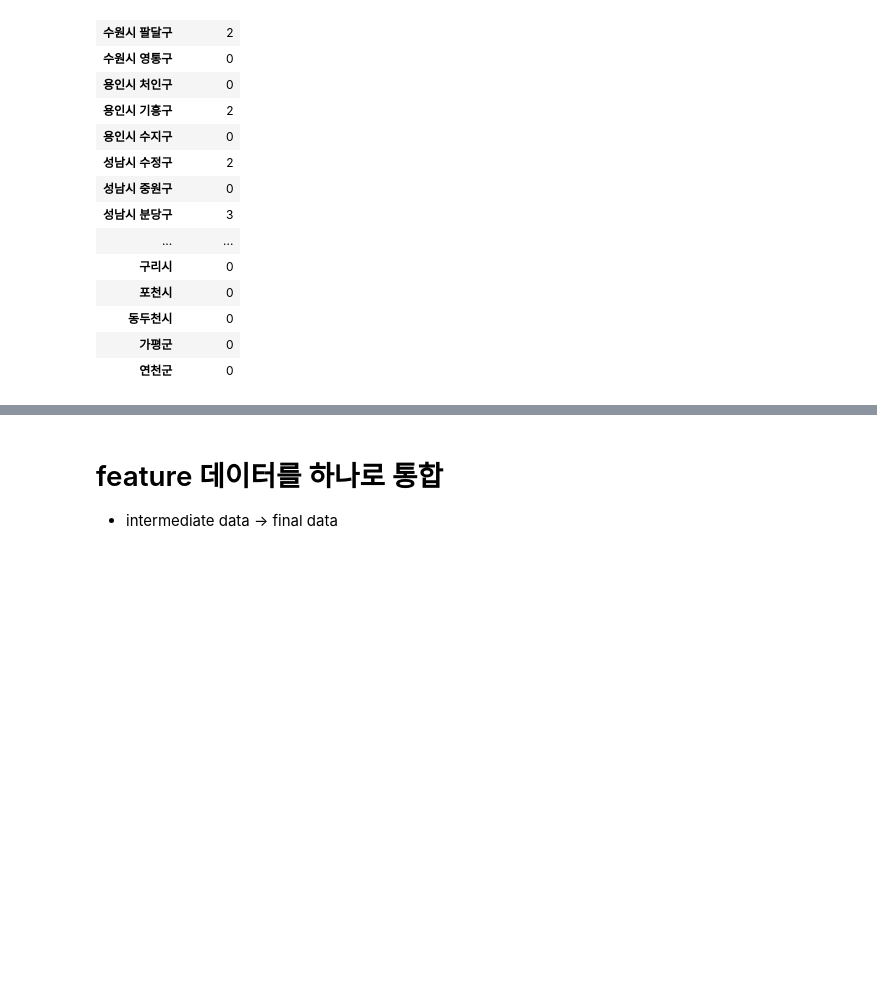
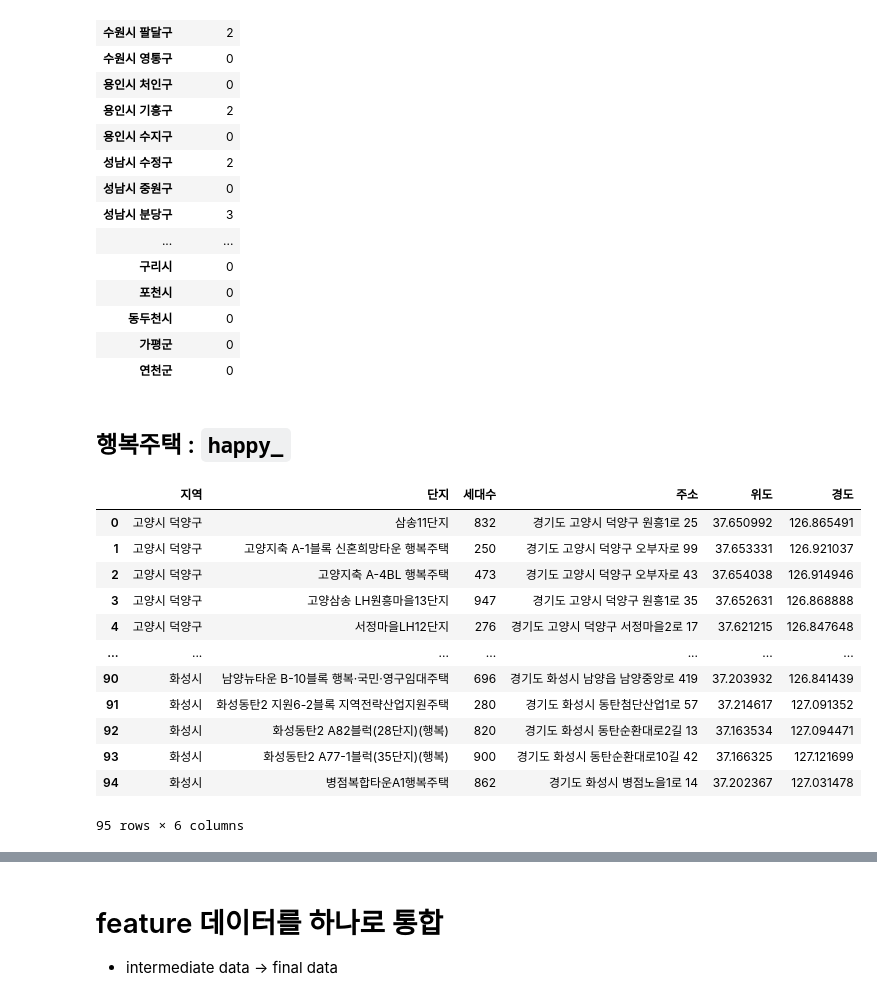
Before and after one commit to govin08/our-socar, a Jupyter notebook: main/code/1201_1230_collect_data.ipynb, the cells around one changed output, grey strips where cells are left out. Saved outputs shown, nothing was run; the diff lists cells and outputs as text; code cells hidden in the pictures; blank space fills up the shorter version.

Commit message:
collect_data, 행복주택 수 추가

```diff
--- a/main/code/1201_1230_collect_data.ipynb
+++ b/main/code/1201_1230_collect_data.ipynb
@@ -857,3 +857,24 @@ transfer
 | 연천군 | 0 |
 # %%
 transfer.to_csv("../data/data_c_intermediate/2c208_0104_transfer.csv", encoding="utf-8-sig")
+# %% [markdown]
+## 행복주택 : `happy_`
+# %%
+happy = pd.read_csv("../data/data_b_raw/2b206_0111_경기도 행복주택주거지현황.csv")
+# set(happy['지역']).issubset(set(regions)) # True
+# happy['지역'].nunique() # 25
+happy
+# %% [output]
+|  | 지역 | 단지 | 세대수 | 주소 | 위도 | 경도 |
+| 0 | 고양시 덕양구 | 삼송11단지 | 832 | 경기도 고양시 덕양구 원흥1로 25 | 37.650992 | 126.865491 |
+| 1 | 고양시 덕양구 | 고양지축 A-1블록 신혼희망타운 행복주택 | 250 | 경기도 고양시 덕양구 오부자로 99 | 37.653331 | 126.921037 |
+| 2 | 고양시 덕양구 | 고양지축 A-4BL 행복주택 | 473 | 경기도 고양시 덕양구 오부자로 43 | 37.654038 | 126.914946 |
+| 3 | 고양시 덕양구 | 고양삼송 LH원흥마을13단지 | 947 | 경기도 고양시 덕양구 원흥1로 35 | 37.652631 | 126.868888 |
+| 4 | 고양시 덕양구 | 서정마을LH12단지 | 276 | 경기도 고양시 덕양구 서정마을2로 17 | 37.621215 | 126.847648 |
+| ... | ... | ... | ... | ... | ... | ... |
+| 90 | 화성시 | 남양뉴타운 B-10블록 행복·국민·영구임대주택 | 696 | 경기도 화성시 남양읍 남양중앙로 419 | 37.203932 | 126.841439 |
+| 91 | 화성시 | 화성동탄2 지원6-2블록 지역전략산업지원주택 | 280 | 경기도 화성시 동탄첨단산업1로 57 | 37.214617 | 127.091352 |
+| 92 | 화성시 | 화성동탄2 A82블럭(28단지)(행복) | 820 | 경기도 화성시 동탄순환대로2길 13 | 37.163534 | 127.094471 |
+| 93 | 화성시 | 화성동탄2 A77-1블럭(35단지)(행복) | 900 | 경기도 화성시 동탄순환대로10길 42 | 37.166325 | 127.121699 |
+| 94 | 화성시 | 병점복합타운A1행복주택 | 862 | 경기도 화성시 병점노을1로 14 | 37.202367 | 127.031478 |
+95 rows × 6 columns
```
Also changed, not shown: parts of 2 cells of this notebook, 4 other files.
